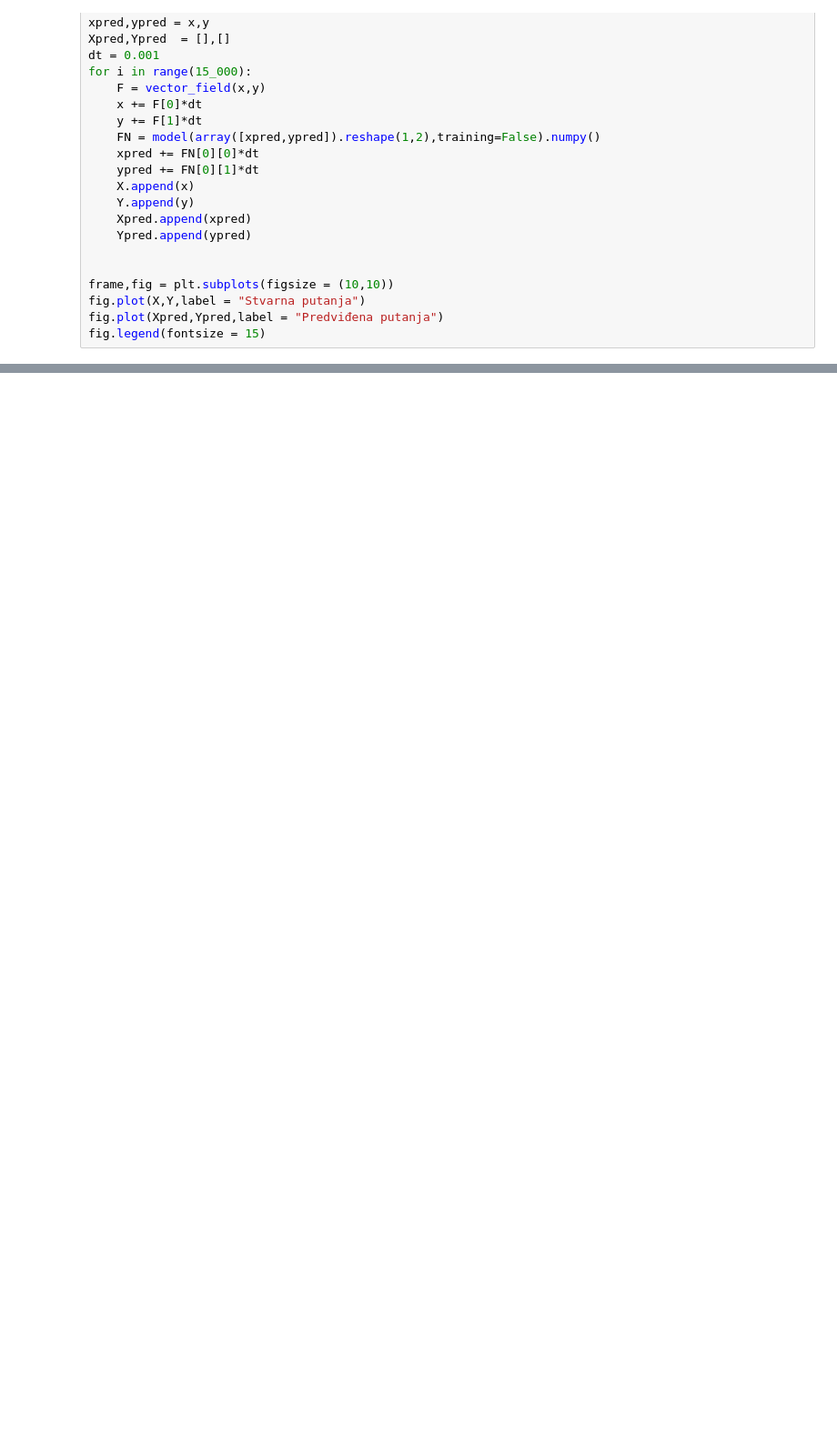
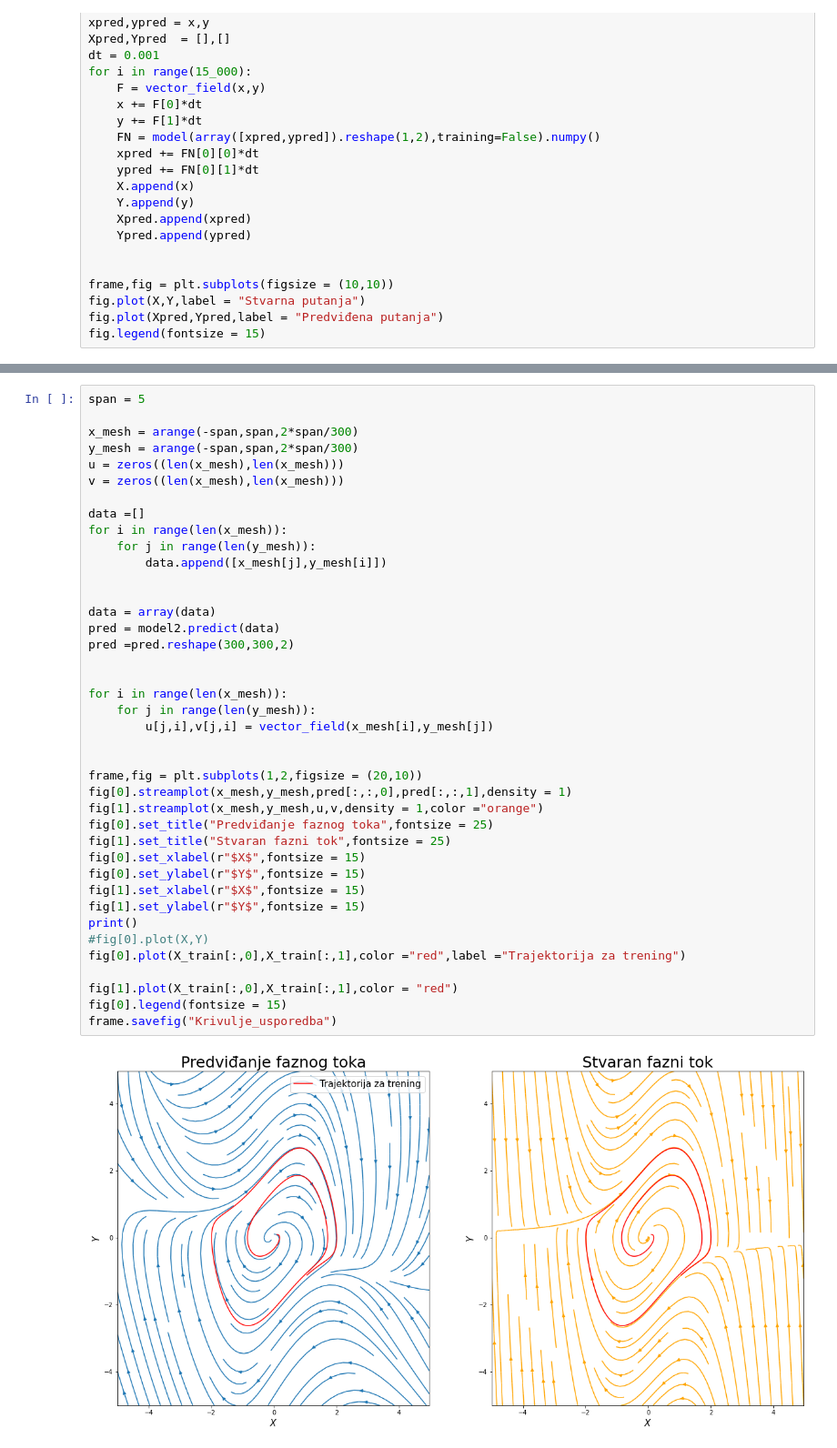
Before and after one commit to mirksonius/VDP_NN, a Jupyter notebook: nerual_net_VDP.ipynb, the cells around one changed output, grey strips where cells are left out. Shown at 91% size. Drawn from its saved outputs; the diff is of its cells as text; blank space fills up the shorter version.

```diff
--- a/nerual_net_VDP.ipynb
+++ b/nerual_net_VDP.ipynb
@@ -342 +343,43 @@ history_df2.loc[:,['loss','val_loss']].plot()
+# %%
+span = 5
+
+x_mesh = arange(-span,span,2*span/300)
+y_mesh = arange(-span,span,2*span/300)
+u = zeros((len(x_mesh),len(x_mesh)))
+v = zeros((len(x_mesh),len(x_mesh)))
+
+data =[]
+for i in range(len(x_mesh)):
+    for j in range(len(y_mesh)):
+        data.append([x_mesh[j],y_mesh[i]])
+
+
+data = array(data)
+pred = model2.predict(data)
+pred =pred.reshape(300,300,2)
+
+
+for i in range(len(x_mesh)):
+    for j in range(len(y_mesh)):
+        u[j,i],v[j,i] = vector_field(x_mesh[i],y_mesh[j])
+
+
+frame,fig = plt.subplots(1,2,figsize = (20,10))
+fig[0].streamplot(x_mesh,y_mesh,pred[:,:,0],pred[:,:,1],density = 1)
+fig[1].streamplot(x_mesh,y_mesh,u,v,density = 1,color ="orange")
+fig[0].set_title("Predviđanje faznog toka",fontsize = 25)
+fig[1].set_title("Stvaran fazni tok",fontsize = 25)
+fig[0].set_xlabel(r"$X$",fontsize = 15)
+fig[0].set_ylabel(r"$Y$",fontsize = 15)
+fig[1].set_xlabel(r"$X$",fontsize = 15)
+fig[1].set_ylabel(r"$Y$",fontsize = 15)
+print()
+#fig[0].plot(X,Y)
+fig[0].plot(X_train[:,0],X_train[:,1],color ="red",label ="Trajektorija za trening")
+
+fig[1].plot(X_train[:,0],X_train[:,1],color = "red")
+fig[0].legend(fontsize = 15)
+frame.savefig("Krivulje_usporedba")
+# %% [output]
+[figure, added]
 # %%
```
Also changed, not shown: parts of 11 cells of this notebook.
